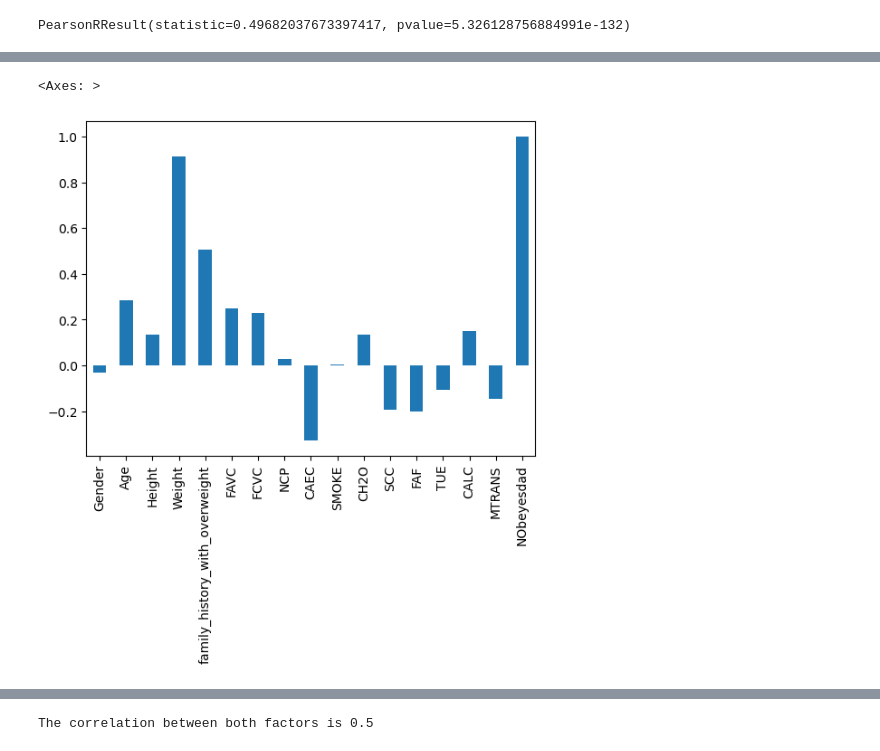
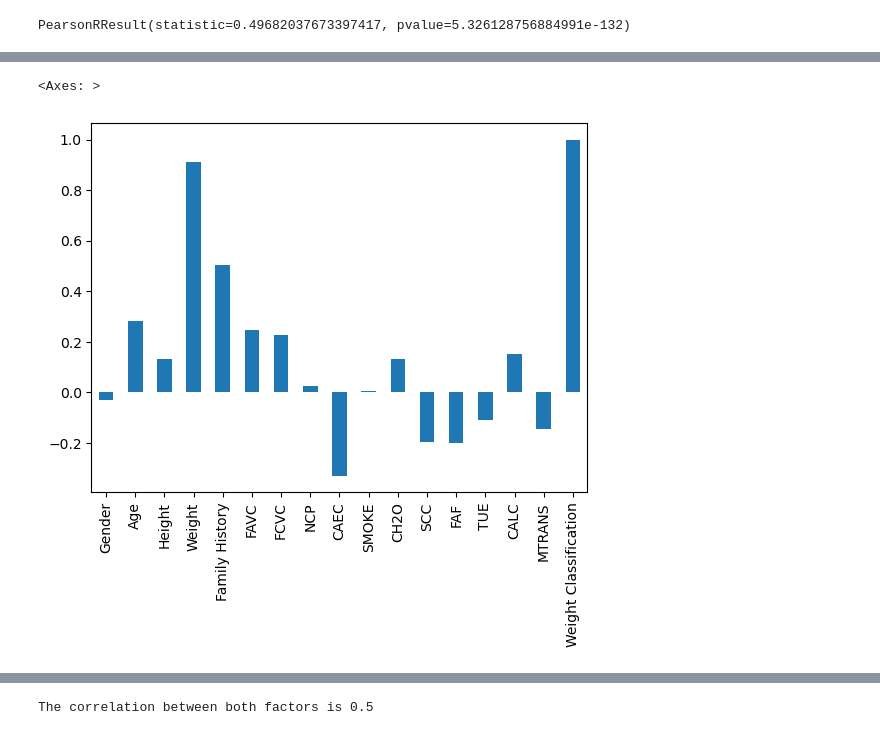
Before and after one commit to njaunick/Project-2-Group-4, a Jupyter notebook: obesity.ipynb, the cells around one changed output, grey strips where cells are left out. Cells and saved outputs as stored; diff of their text form; code cells hidden in the pictures.

```diff
--- a/obesity.ipynb
+++ b/obesity.ipynb
@@ -108,3 +108,6 @@ df
 | 2109 | Female | 24.361936 | 1.739450 | 133.346641 | yes | yes | 3.0 | 3.0 | Sometimes | no | ... |
 | 2110 | Female | 23.664709 | 1.738836 | 133.472641 | yes | yes | 3.0 | 3.0 | Sometimes | no | ... |
 2111 rows × 17 columns
+# %%
+df.rename(columns={'NObeyesdad': 'Weight Classification', 'family_history_with_overweight': 'Family History'},inplace=True)
+df.head()
@@ -451,9 +538,9 @@ Name: NObeyesdad, dtype: float64
 # %%
 #correlation bar chart
-df_corr["NObeyesdad"].plot.bar()
+df_corr["Weight Classification"].plot.bar()
 # %% [output]
 <Axes: >
-[figure, old version]
+[figure, new version]
 # %%
 #corrMatrix = boston_pd.corr()
 sns.heatmap(df_corr, annot=True)
```
Also changed, not shown: parts of 53 cells of this notebook, 1 other file.
